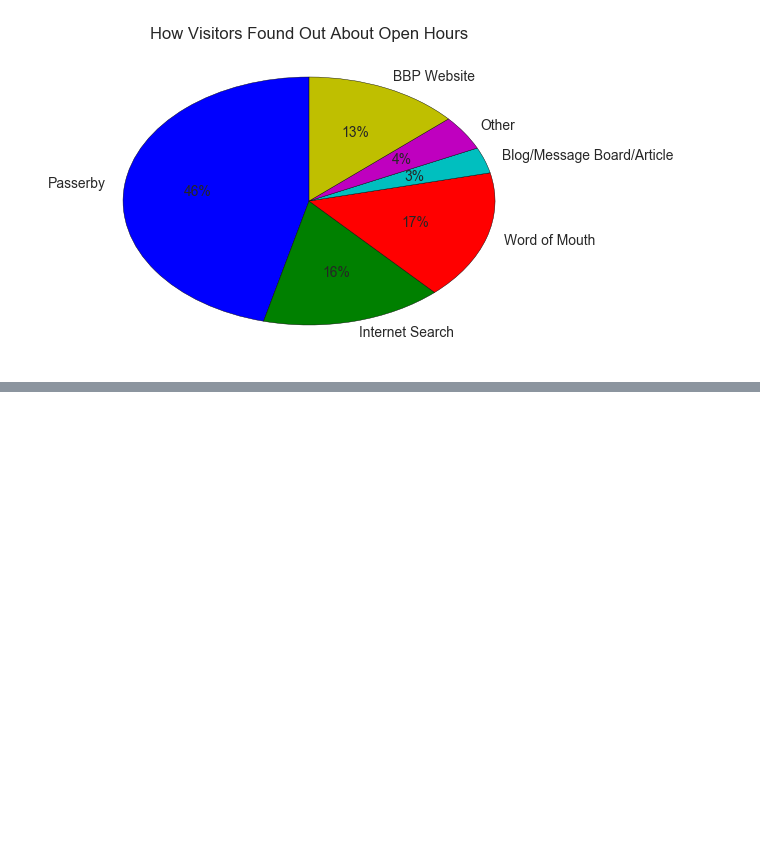
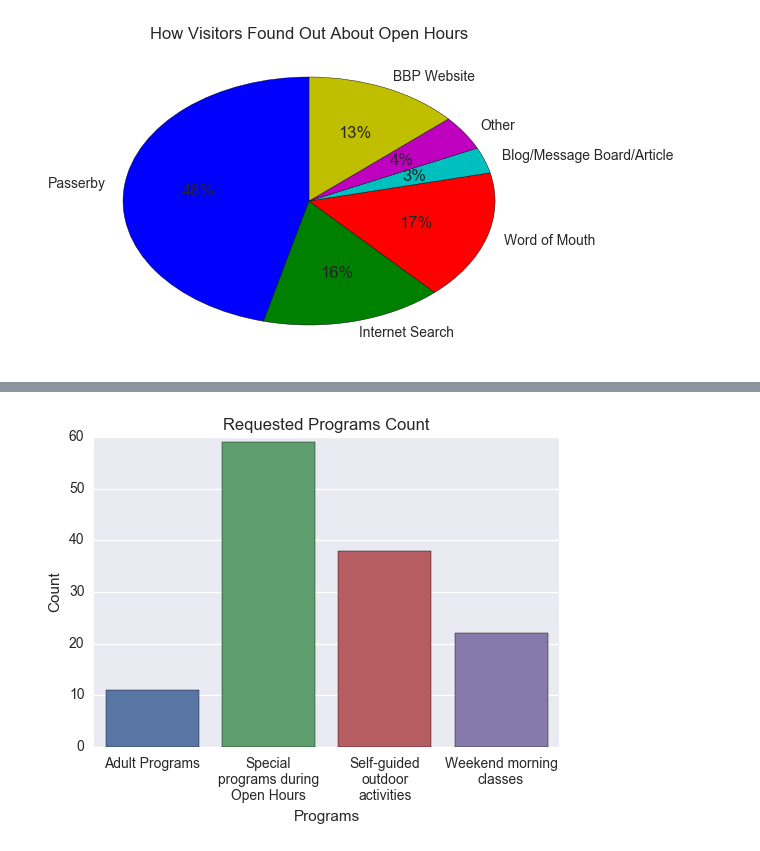
Before and after one commit to Shadhopson/Week1, a Jupyter notebook: OH Survey/OH Survey/Working through Open Hours Survey.ipynb, the cells around one changed output, grey strips where cells are left out. Drawn from its saved outputs; the diff is of its cells as text; code cells hidden in the pictures; blank space fills up the shorter version.

Commit message:
Looked into survey for other programs

```diff
--- a/OH Survey/OH Survey/Working through Open Hours Survey.ipynb
+++ b/OH Survey/OH Survey/Working through Open Hours Survey.ipynb
@@ -207,0 +198,6 @@ len(heard_df)
+# %%
+other_df = df[df.columns.values[10:14]]
+# %%
+df2 =other_df.count()
+# %%
+programs = ["Adult Programs", "Special programs during Open Hours", "Self-guided outdoor activities", "Weekend morning classes"]
@@ -207,0 +206,2 @@ len(heard_df)
+# %%
+wrapped_programs = [ '\n'.join(wrap(l, 15)) for l in programs ]
@@ -207,0 +211,8 @@ len(heard_df)
+# %%
+grph = sns.barplot(wrapped_programs, df2.values)
+grph.set_title("Requested Programs Count")
+grph.set_xlabel("Programs")
+grph.set_ylabel("Count")
+plt.savefig("Requested Programs Count",bbox_inches='tight')
+# %% [output]
+[figure, added]
```
Also changed, not shown: parts of 7 cells of this notebook, 2 other files.
